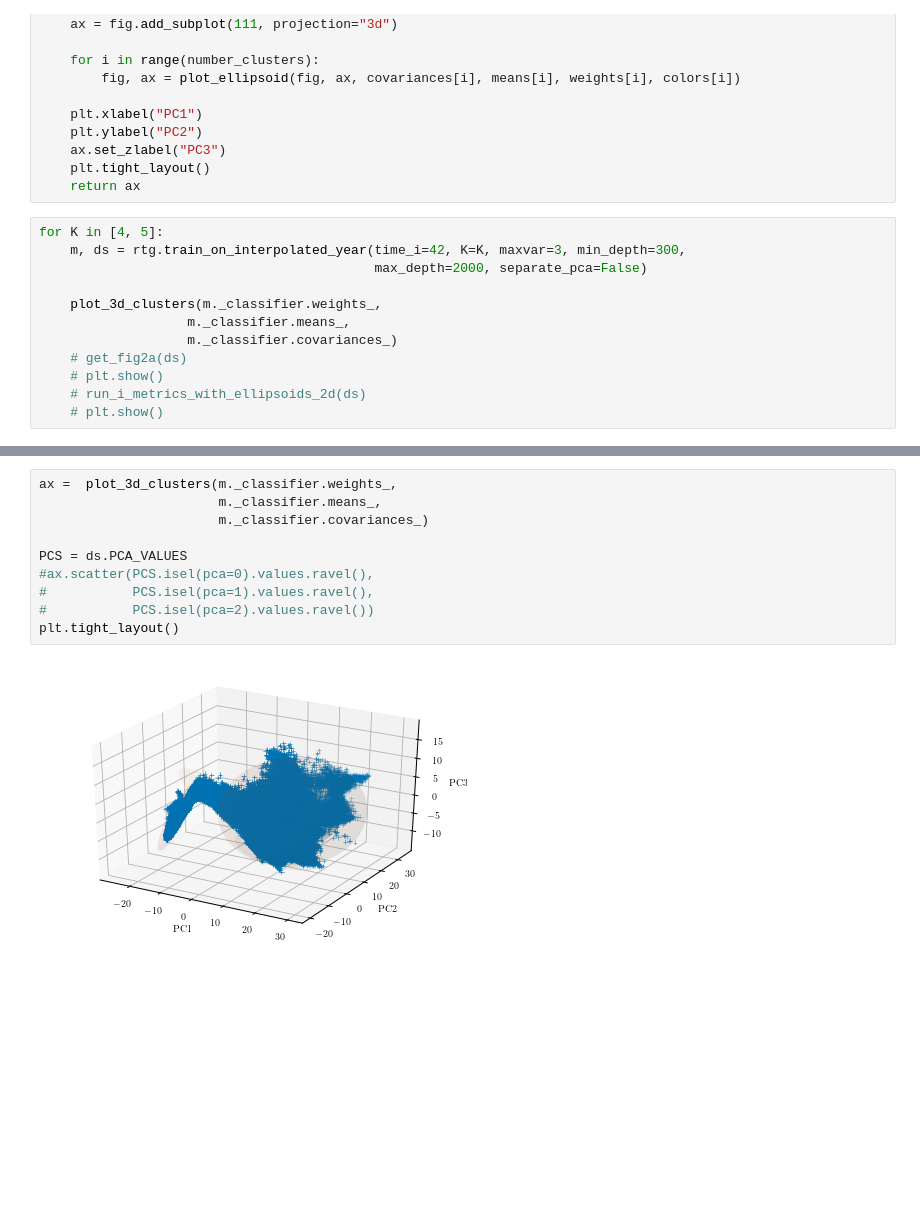
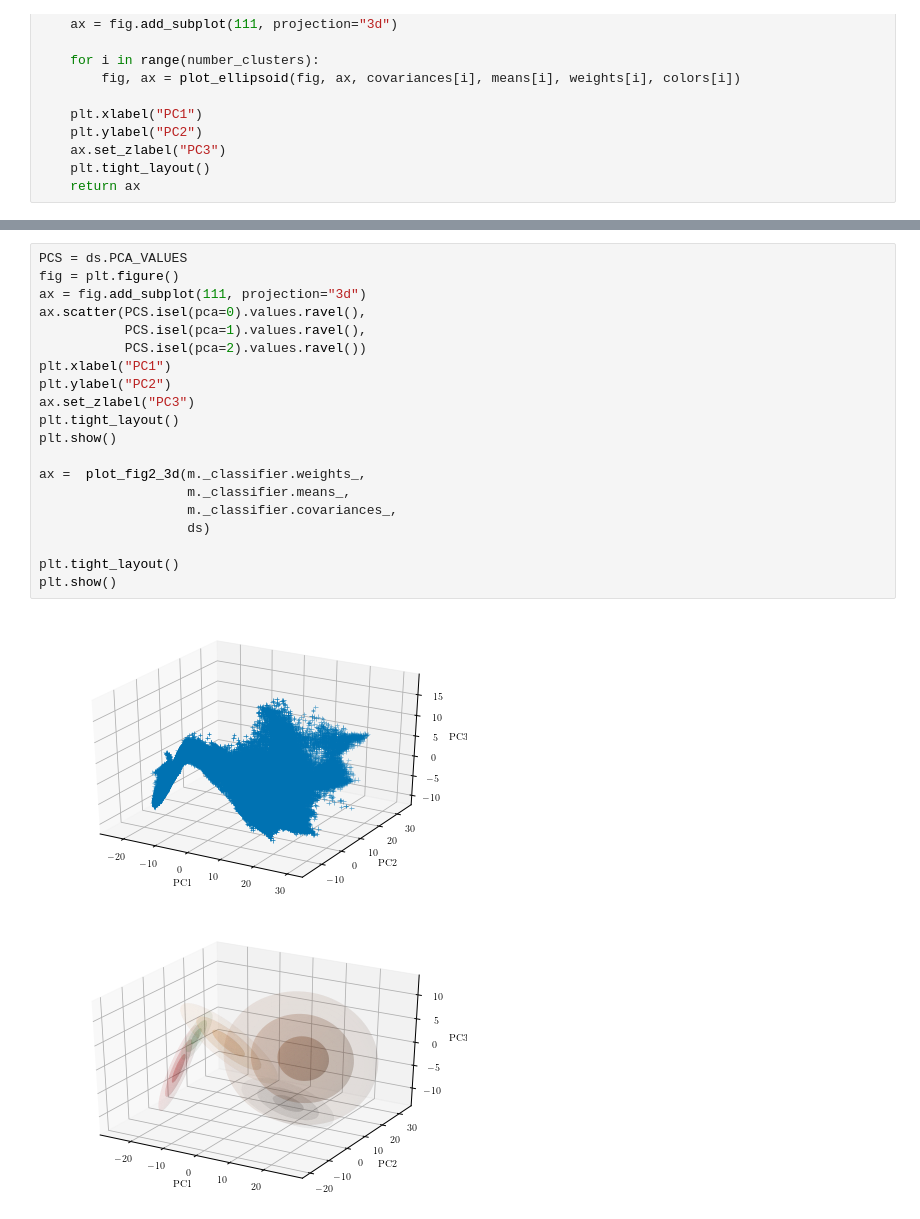
Before and after one commit to sdat2/pyxpcm, a Jupyter notebook: Gen-Plot-Func.ipynb, the cells around one changed output, grey strips where cells are left out. Saved outputs shown, nothing was run; the diff lists cells and outputs as text; blank space fills up the shorter version.

```diff
--- a/Gen-Plot-Func.ipynb
+++ b/Gen-Plot-Func.ipynb
@@ -1037,18 +1038,6 @@ def plot_fig2_3d(weights, means, covariances, ds):
     ax.set_zlabel("PC3")
     plt.tight_layout()
     return ax
-# %%
-for K in [4, 5]:
-    m, ds = rtg.train_on_interpolated_year(time_i=42, K=K, maxvar=3, min_depth=300,
-                                           max_depth=2000, separate_pca=False)
-
-    plot_3d_clusters(m._classifier.weights_,
-                   m._classifier.means_,
-                   m._classifier.covariances_)
-    # get_fig2a(ds)
-    # plt.show()
-    # run_i_metrics_with_ellipsoids_2d(ds)
-    # plt.show()
 # %%
 m, ds = rtg.train_on_interpolated_year(time_i=42, K=5, maxvar=3, min_depth=300,
                                        max_depth=2000, separate_pca=False)
@@ -1074,14 +1063,25 @@ features_dict {'THETA': 'THETA', 'SALT': 'SALT'}
 # %%
-ax =  plot_3d_clusters(m._classifier.weights_,
-                       m._classifier.means_,
-                       m._classifier.covariances_)
+PCS = ds.PCA_VALUES
+fig = plt.figure()
+ax = fig.add_subplot(111, projection="3d")
+ax.scatter(PCS.isel(pca=0).values.ravel(),
+           PCS.isel(pca=1).values.ravel(),
+           PCS.isel(pca=2).values.ravel())
+plt.xlabel("PC1")
+plt.ylabel("PC2")
+ax.set_zlabel("PC3")
+plt.tight_layout()
+plt.show()
 
-PCS = ds.PCA_VALUES
-#ax.scatter(PCS.isel(pca=0).values.ravel(),
-#           PCS.isel(pca=1).values.ravel(),
-#           PCS.isel(pca=2).values.ravel())
+ax =  plot_fig2_3d(m._classifier.weights_,
+                   m._classifier.means_,
+                   m._classifier.covariances_,
+                   ds)
+
 plt.tight_layout()
+plt.show()
 # %% [output]
-[figure, old version]
+[figure, new version]
+[figure, added]
 # %%
 # %% [output]
```
Also changed, not shown: parts of 4 cells of this notebook, 6 other files.
